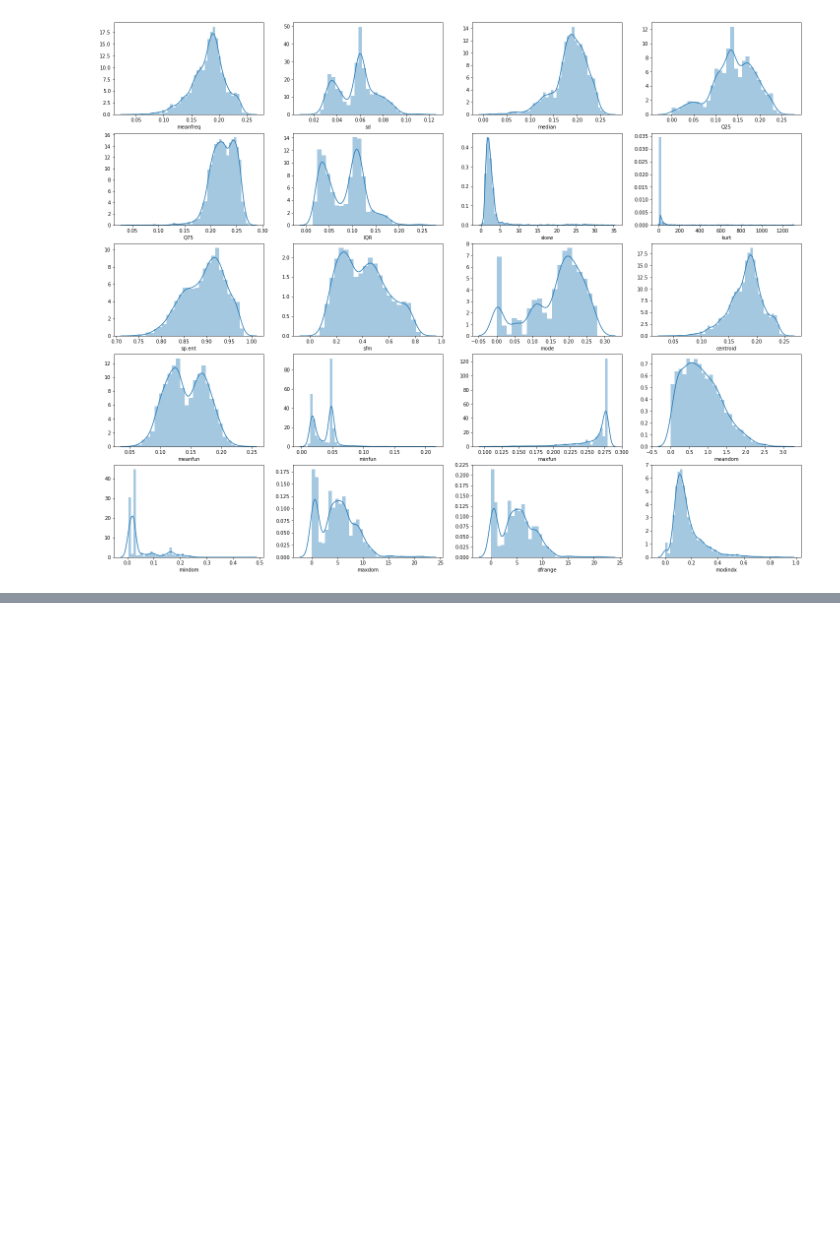
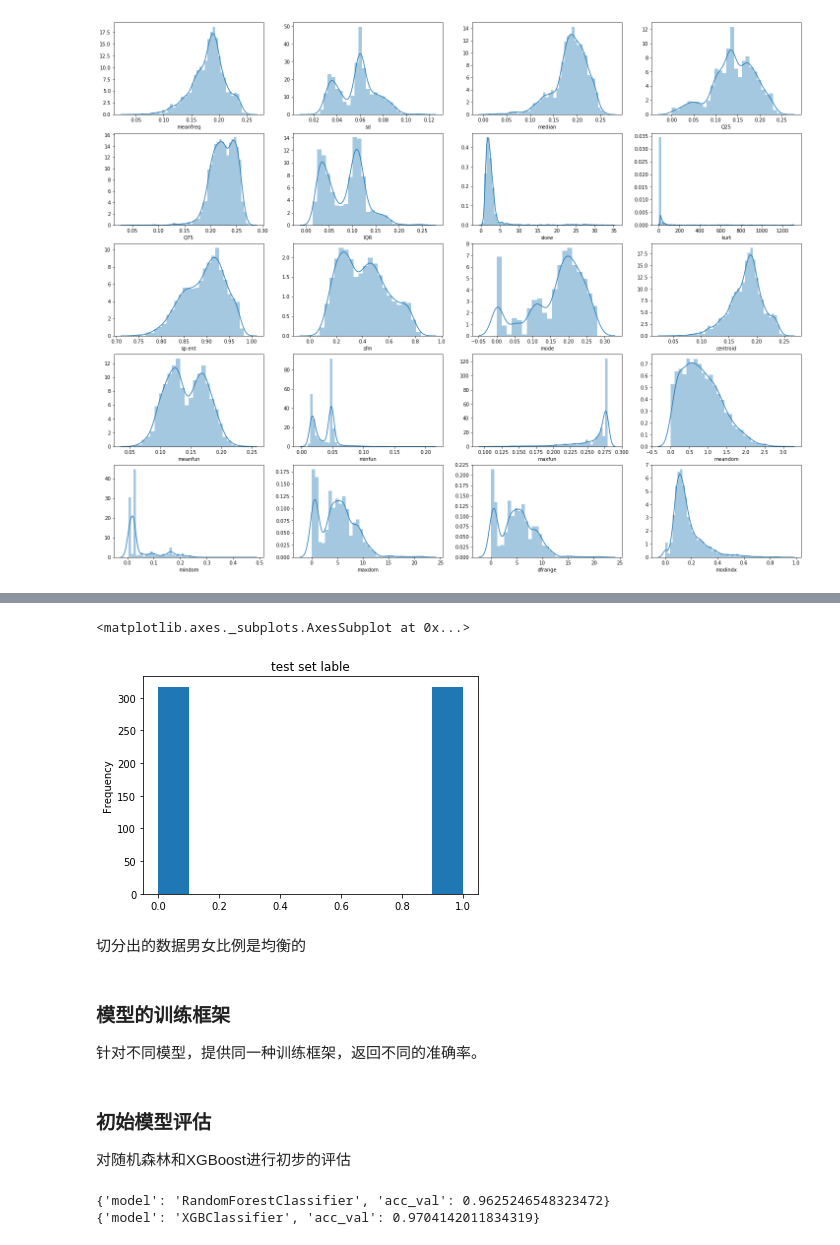
Before and after one commit to huangyaofu2/Gender_Recognition_by_Voice, a Jupyter notebook: gender_recognition_by_voice.ipynb, the cells around one changed output, grey strips where cells are left out. Cells and saved outputs as stored; diff of their text form; code cells hidden in the pictures; blank space fills up the shorter version.

```diff
--- a/gender_recognition_by_voice.ipynb
+++ b/gender_recognition_by_voice.ipynb
@@ -109,0 +160,10 @@ label = label_raw.replace(['male','female'],[0,1])
+# %%
+y_test.plot(kind='hist',title='test set lable')
+# %% [output]
+<matplotlib.axes._subplots.AxesSubplot at 0x...>
+[figure, added]
+# %% [markdown]
+切分出的数据男女比例是均衡的
+# %% [markdown]
+### 模型的训练框架
+针对不同模型，提供同一种训练框架，返回不同的准确率。
@@ -109,0 +180,15 @@ label = label_raw.replace(['male','female'],[0,1])
+# %% [markdown]
+### 初始模型评估
+对随机森林和XGBoost进行初步的评估
+# %%
+from sklearn.ensemble import RandomForestClassifier
+from xgboost import XGBClassifier
+random_state=10
+
+clf_A=RandomForestClassifier(random_state=random_state)
+clf_B=XGBClassifier(random_state=random_state)
+print(train_predict(clf_A,X_train,y_train,X_val,y_val))
+print(train_predict(clf_B,X_train,y_train,X_val,y_val))
+# %% [output]
+{'model': 'RandomForestClassifier', 'acc_val': 0.9625246548323472}
+{'model': 'XGBClassifier', 'acc_val': 0.9704142011834319}
```
Also changed, not shown: parts of 25 cells of this notebook, 2 other files.
